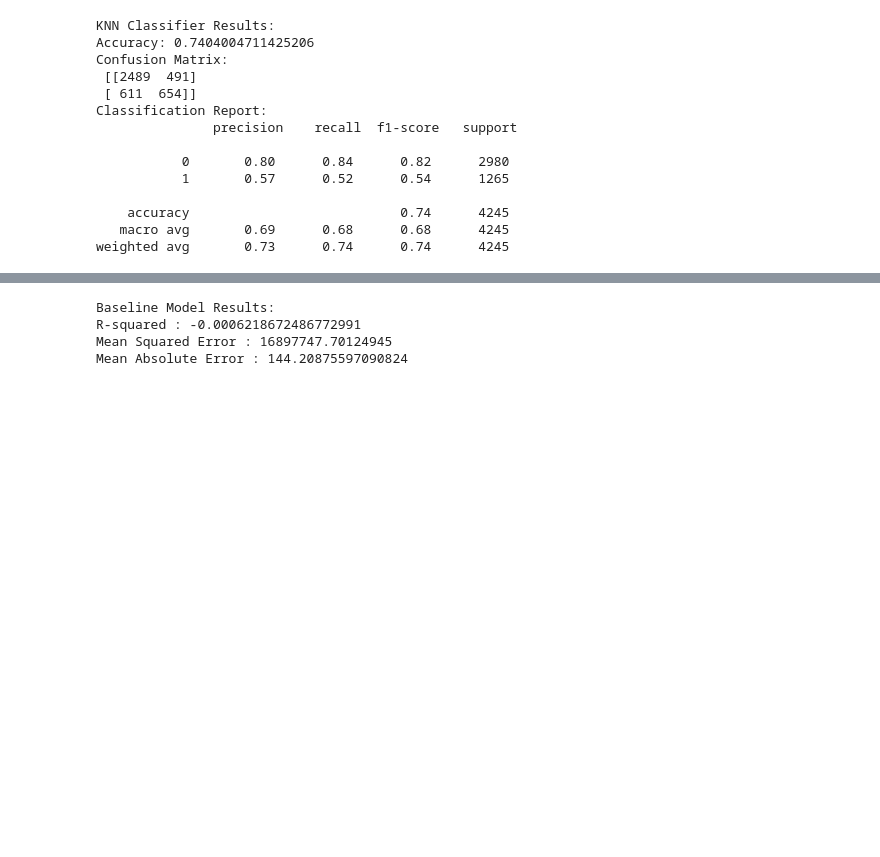
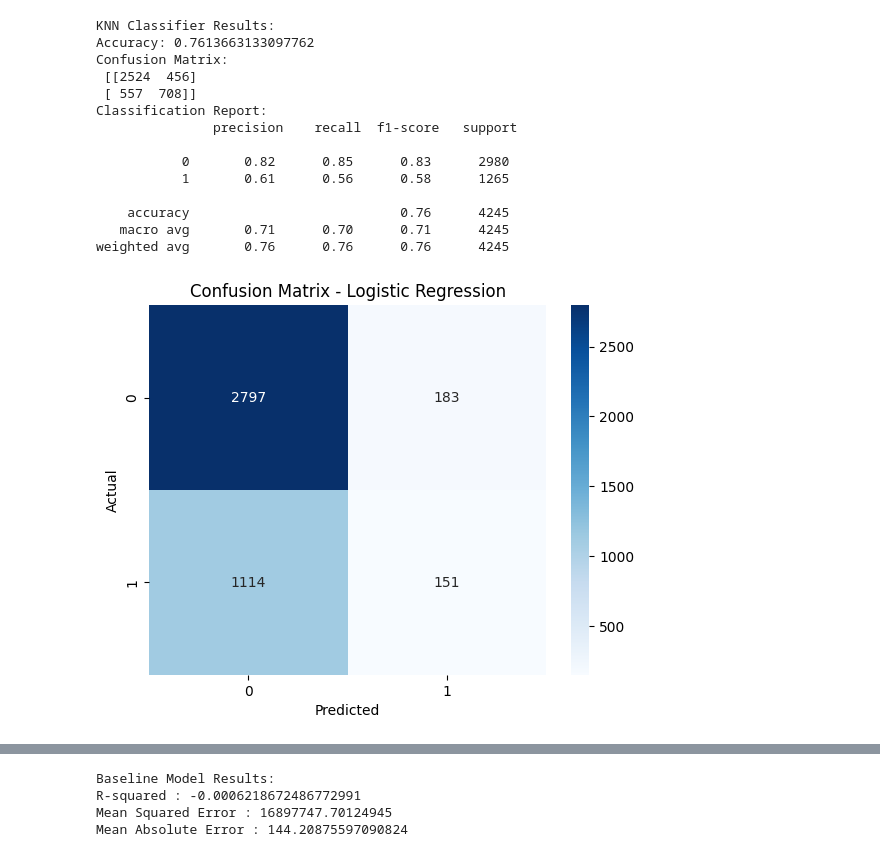
Before and after one commit to Aditya131805/NASA-Space-Apps-Challenge, a Jupyter notebook: models.ipynb, the cells around one changed output, grey strips where cells are left out. Cells and saved outputs as stored; diff of their text form; code cells hidden in the pictures; blank space fills up the shorter version.

```diff
--- a/models.ipynb
+++ b/models.ipynb
@@ -23,18 +25,18 @@ COMPARION BETWEEN CLASSIFICATION MODELS
 # %%
-x1 = data[['period', 'stellar_teff', 'stellar_logg', 'stellar_rad', 'stellar_mag', 'insolation', 'equilibrium_temp', 'transit_duration', 'transit_depth', 'distance', 'stellar_mass']]
-y1 = data['disposition'].astype(int)
-scaler1 = StandardScaler()
-x1_scaled = scaler1.fit_transform(x1)
+x_lin = data[['period', 'stellar_teff', 'stellar_logg', 'stellar_rad', 'stellar_mag', 'insolation', 'equilibrium_temp', 'stellar_mass', 'distance']]
+y_lin = data['disposition'].astype(int)
+scaler_lin = StandardScaler()
+x_lin_scaled = scaler_lin.fit_transform(x_lin)
 # %%
-x1_train,x1_test,y1_train,y1_test = train_test_split(x1_scaled,y1,test_size=0.2,random_state=42)
+x_lin_train,x_lin_test,y_lin_train,y_lin_test = train_test_split(x_lin_scaled,y_lin,test_size=0.2,random_state=42)
 # %%
 
 Logistic_Regression = LogisticRegression(max_iter=25000,random_state=42)
 
-Logistic_Regression.fit(x1_train, y1_train)
-y1_pred = Logistic_Regression.predict(x1_test)
+Logistic_Regression.fit(x_lin_train, y_lin_train)
+y_lin_pred_lr = Logistic_Regression.predict(x_lin_test)
 print("Logistic Regression Results:")
-print("Accuracy:", accuracy_score(y1_test, y1_pred))
-print("Confusion Matrix:\n", confusion_matrix(y1_test, y1_pred))
-print("Classification Report:\n", classification_report(y1_test, y1_pred))
+print("Accuracy:", accuracy_score(y_lin_test, y_lin_pred_lr))
+print("Confusion Matrix:\n", confusion_matrix(y_lin_test, y_lin_pred_lr))
+print("Classification Report:\n", classification_report(y_lin_test, y_lin_pred_lr))
 # %% [output]
@@ -67,24 +81,35 @@ weighted avg       0.80      0.81      0.80      4245
 # %%
 KNN_Classifier = KNeighborsClassifier(n_neighbors=5)
 
-KNN_Classifier.fit(x1_train, y1_train)
-y1_pred = KNN_Classifier.predict(x1_test)
+KNN_Classifier.fit(x_lin_train, y_lin_train)
+y_lin_pred_knn = KNN_Classifier.predict(x_lin_test)
 print("KNN Classifier Results:")
-print("Accuracy:", accuracy_score(y1_test, y1_pred))
-print("Confusion Matrix:\n", confusion_matrix(y1_test, y1_pred))
-print("Classification Report:\n", classification_report(y1_test, y1_pred))
+print("Accuracy:", accuracy_score(y_lin_test, y_lin_pred_knn))
+print("Confusion Matrix:\n", confusion_matrix(y_lin_test, y_lin_pred_knn))
+print("Classification Report:\n", classification_report(y_lin_test, y_lin_pred_knn))
 # %% [output]
 KNN Classifier Results:
-Accuracy: 0.7404004711425206
+Accuracy: 0.7613663133097762
 Confusion Matrix:
- [[2489  491]
- [ 611  654]]
+ [[2524  456]
+ [ 557  708]]
 Classification Report:
                precision    recall  f1-score   support
 
-           0       0.80      0.84      0.82      2980
-           1       0.57      0.52      0.54      1265
+           0       0.82      0.85      0.83      2980
+           1       0.61      0.56      0.58      1265
 
-    accuracy                           0.74      4245
-   macro avg       0.69      0.68      0.68      4245
-weighted avg       0.73      0.74      0.74      4245
+    accuracy                           0.76      4245
+   macro avg       0.71      0.70      0.71      4245
+weighted avg       0.76      0.76      0.76      4245
+# %%
+cm_lr = confusion_matrix(y_lin_test, y_lin_pred_lr)
+
+sns.heatmap(cm_lr, annot=True, fmt='d', cmap='Blues')
+
+plt.title("Confusion Matrix - Logistic Regression")
+plt.xlabel("Predicted")
+plt.ylabel("Actual")
+plt.show()
+# %% [output]
+[figure, added]
```
Also changed, not shown: parts of 106 cells of this notebook, 2 other files.
